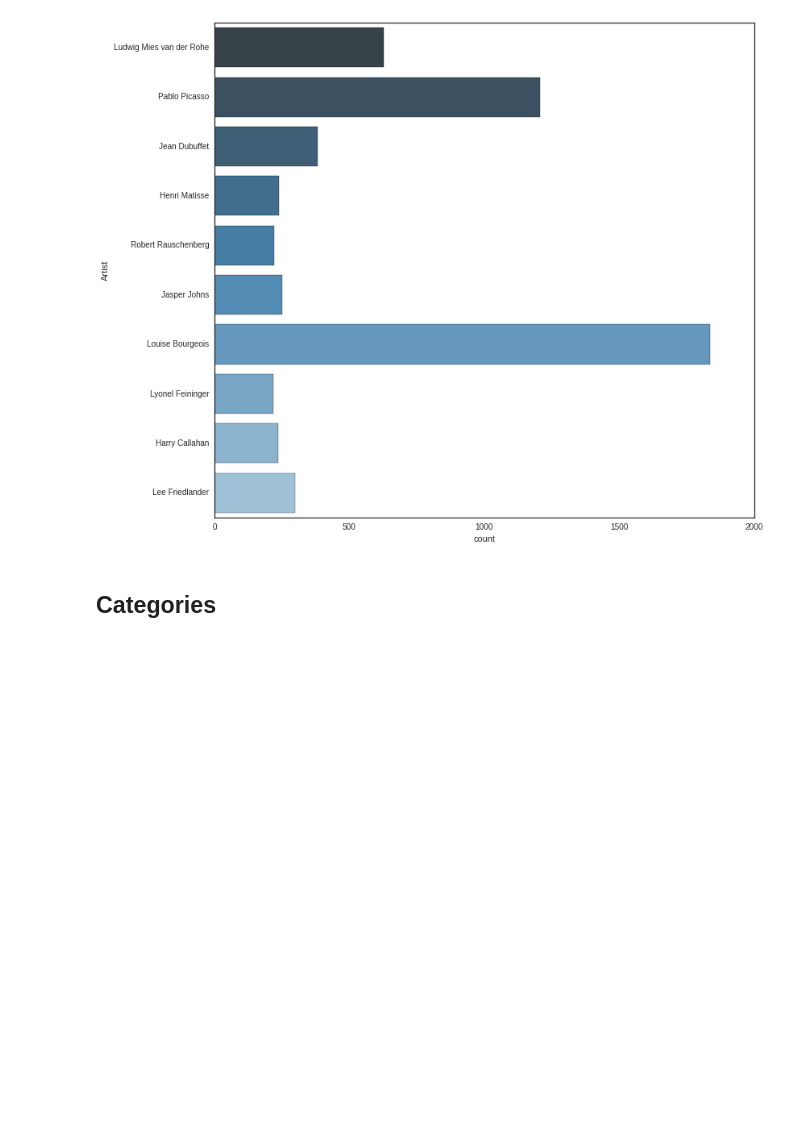
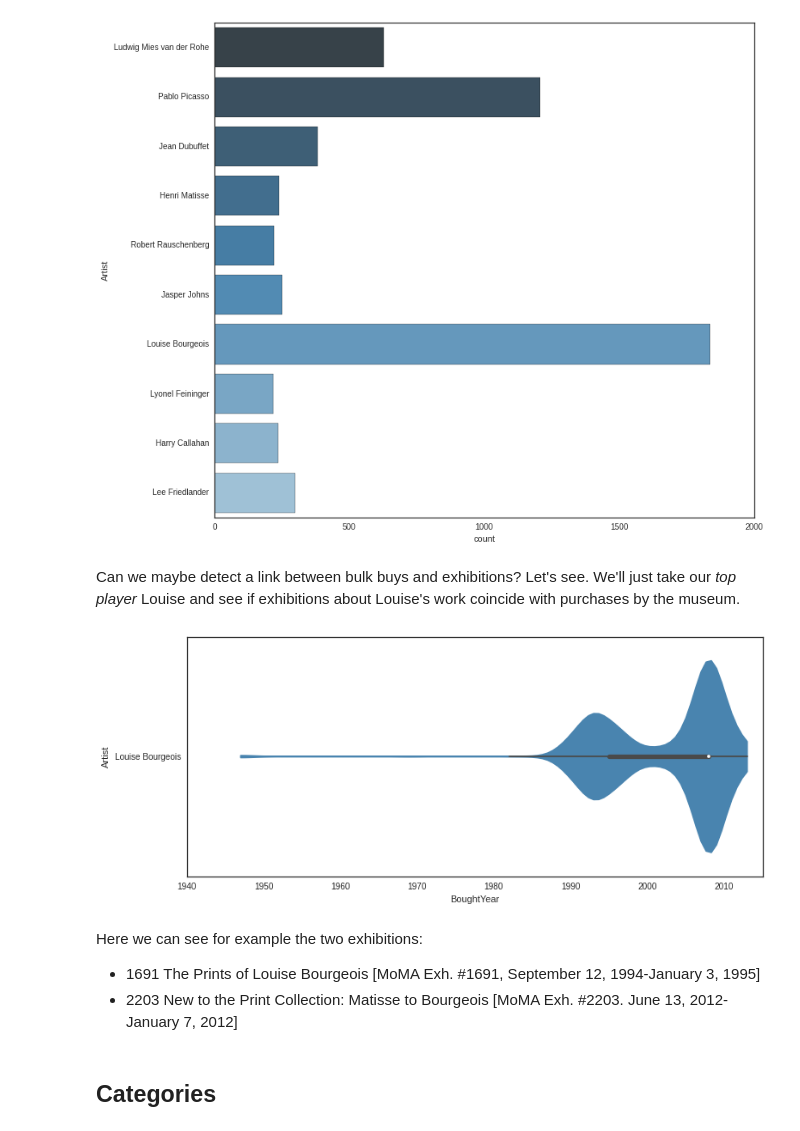
Before and after one commit to Kintaro/datascience, a Jupyter notebook: Artworks/ArtCollection.ipynb, the cells around one changed output. Drawn from its saved outputs; the diff is of its cells as text; code cells hidden in the pictures; blank space fills up the shorter version.

Commit message:
updated ArtCollection notebook

```diff
--- a/Artworks/ArtCollection.ipynb
+++ b/Artworks/ArtCollection.ipynb
@@ -146,6 +142,24 @@ g.patch.set_visible(False)
 plt.show()
 # %% [output]
 [figure]
+# %% [markdown]
+Can we maybe detect a link between bulk buys and exhibitions? Let's see. We'll just take our *top player* Louise and see if exhibitions about Louise's work coincide with purchases by the museum.
+# %%
+counts = [k for k, v in dict(data.Artist.value_counts()[:1]).items()]
+
+plt.figure(figsize=(12,5))
+g = sns.violinplot(x="BoughtYear", y="Artist",
+                   data=data[data.Artist.isin(counts)],
+                   scale='count', cut=0, bw='scott', palette="Blues_d");
+g.set_xlim([1940, 2015])
+plt.show()
+# %% [output]
+[figure, added]
+# %% [markdown]
+Here we can see for example the two exhibitions:
+
+ * 1691 The Prints of Louise Bourgeois [MoMA Exh. #1691, September 12, 1994-January 3, 1995]
+ * 2203 New to the Print Collection: Matisse to Bourgeois [MoMA Exh. #2203. June 13, 2012-January 7, 2012]
 # %% [markdown]
 ## Categories
 # %%
```
Also changed, not shown: parts of 3 cells of this notebook.
